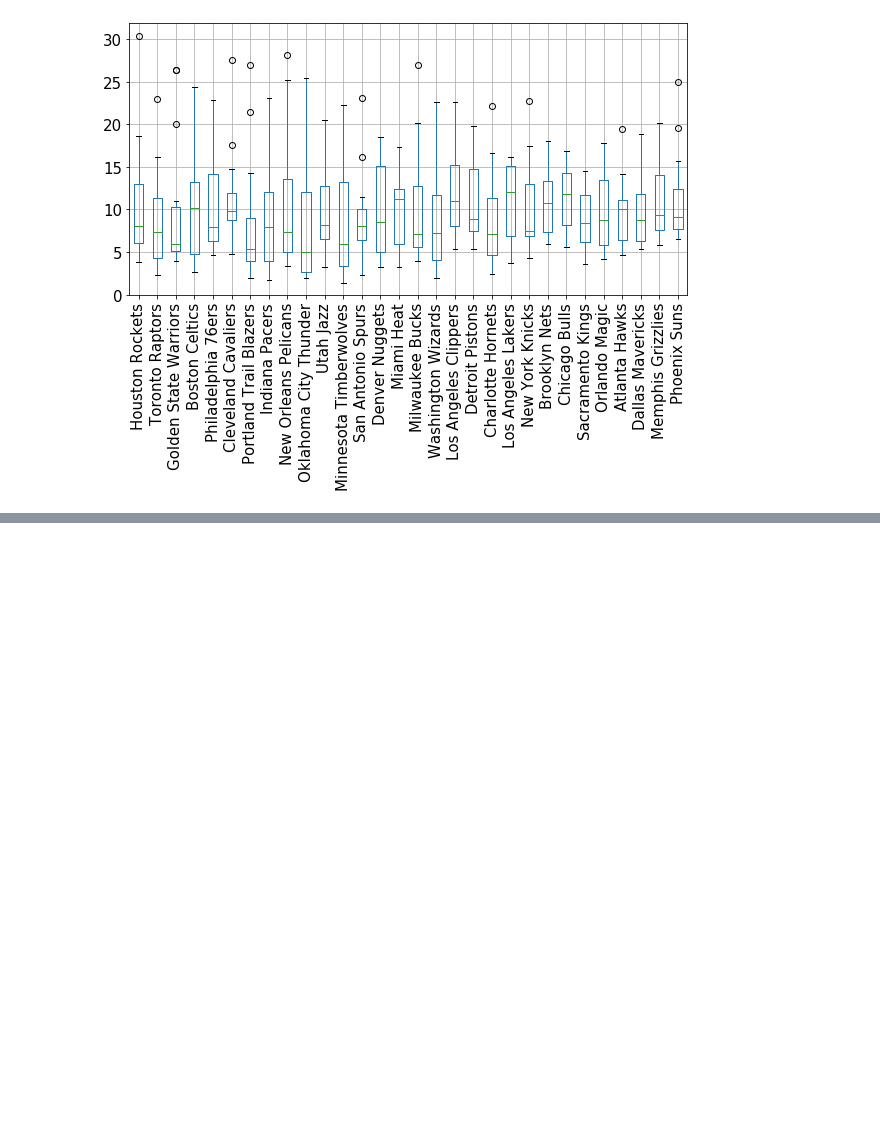
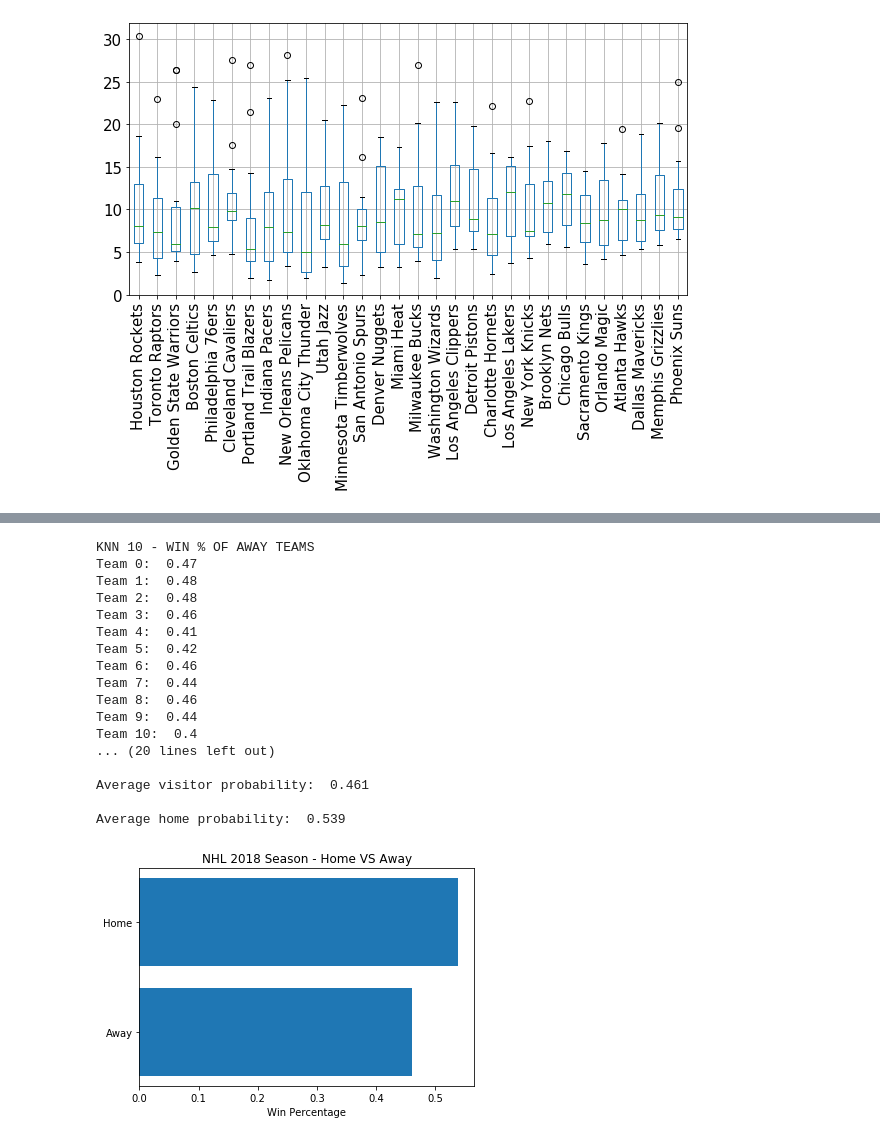
Before and after one commit to TheCountOfPeru/ENSF519Project, a Jupyter notebook: Team composition analysis.ipynb, the cells around one changed output, grey strips where cells are left out. Saved outputs shown, nothing was run; the diff lists cells and outputs as text; code cells hidden in the pictures; blank space fills up the shorter version.

Commit message:
Added 1 versus 1 predictor

```diff
--- a/Team composition analysis.ipynb
+++ b/Team composition analysis.ipynb
@@ -198,0 +376,59 @@ NBAboxplot2018
+# %%
+# Analysis
+
+def calculate_probabilities(model):
+    visitor_probs = []
+    home_probs = []
+    for visitor in range(0, 31):
+        visitors = []
+        for home in range(0, 31):
+            if home == visitor: # Teams can't play themselves
+                continue
+            visitor_probs.append(model.predict_proba([[visitor, home, 0, 0]])[0][1])
+            home_probs.append(model.predict_proba([[visitor, home, 0, 0]])[0][0])
+            visitors.append(model.predict_proba([[visitor, home, 0, 0]])[0][1])
+        avg_visitor = round(sum(visitors) / len(visitors), 2)
+        print('Team ' + str(visitor) + ': ', avg_visitor)
+    avg_visitor_probs = round(sum(visitor_probs) / len(visitor_probs), 3)
+    print('\nAverage visitor probability: ', avg_visitor_probs)
+    avg_home_probs = round(sum(home_probs) / len(home_probs), 3)
+    print('\nAverage home probability: ', avg_home_probs)
+    return [avg_home_probs, avg_visitor_probs]
+
+
+print('KNN 10 - WIN % OF AWAY TEAMS')
+k_neigh = KNeighborsClassifier(n_neighbors=10).fit(x_train, y_train)
+
+home_away = calculate_probabilities(k_neigh)
+
+fig, ax = plt.subplots()
+
+y_pos = ['Home', 'Away']
+
+ax.barh(y_pos, home_away, align='center')
+ax.set_yticks(y_pos)
+#ax.set_yticklabels(people)
+ax.invert_yaxis()  # labels read top-to-bottom
+ax.set_xlabel('Win Percentage')
+ax.set_title('NHL 2018 Season - Home VS Away')
+
+plt.show()
+# %% [output]
+KNN 10 - WIN % OF AWAY TEAMS
+Team 0:  0.47
+Team 1:  0.48
+Team 2:  0.48
+Team 3:  0.46
+Team 4:  0.41
+Team 5:  0.42
+Team 6:  0.46
+Team 7:  0.44
+Team 8:  0.46
+Team 9:  0.44
+Team 10:  0.4
+... (20 lines left out)
+
+Average visitor probability:  0.461
+
+Average home probability:  0.539
+[figure, added]
```
Also changed, not shown: parts of 4 cells of this notebook.
